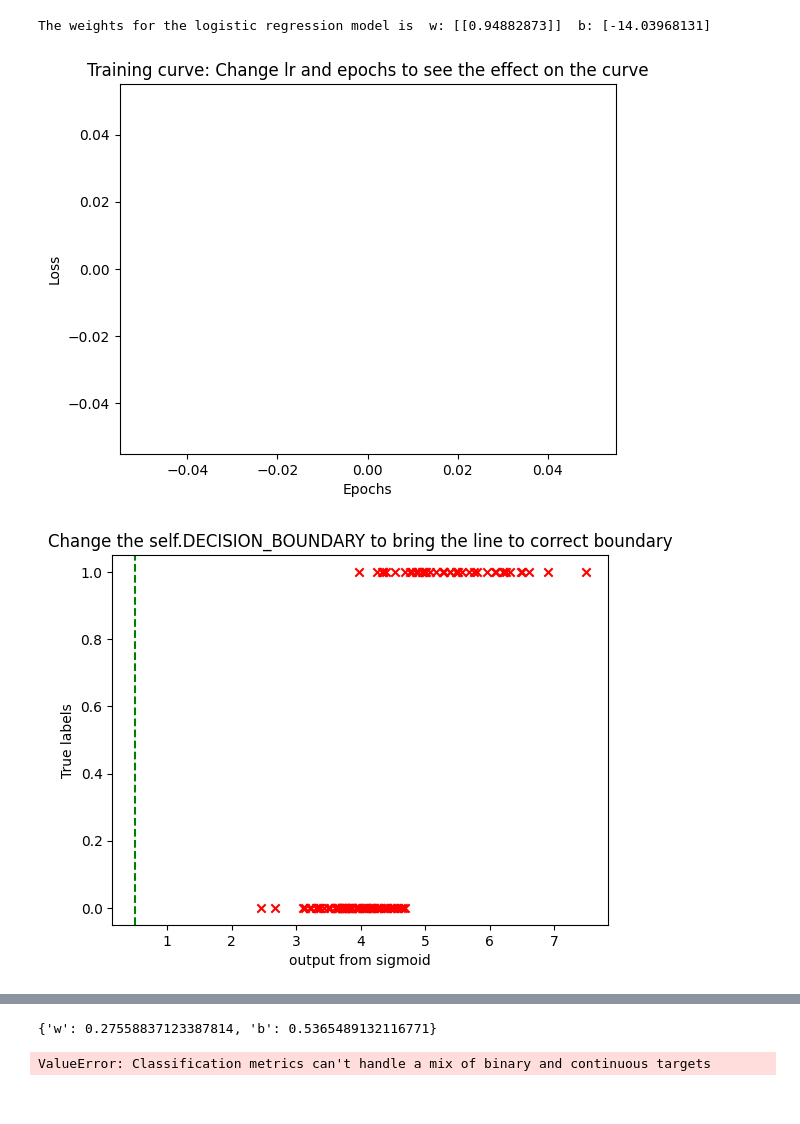
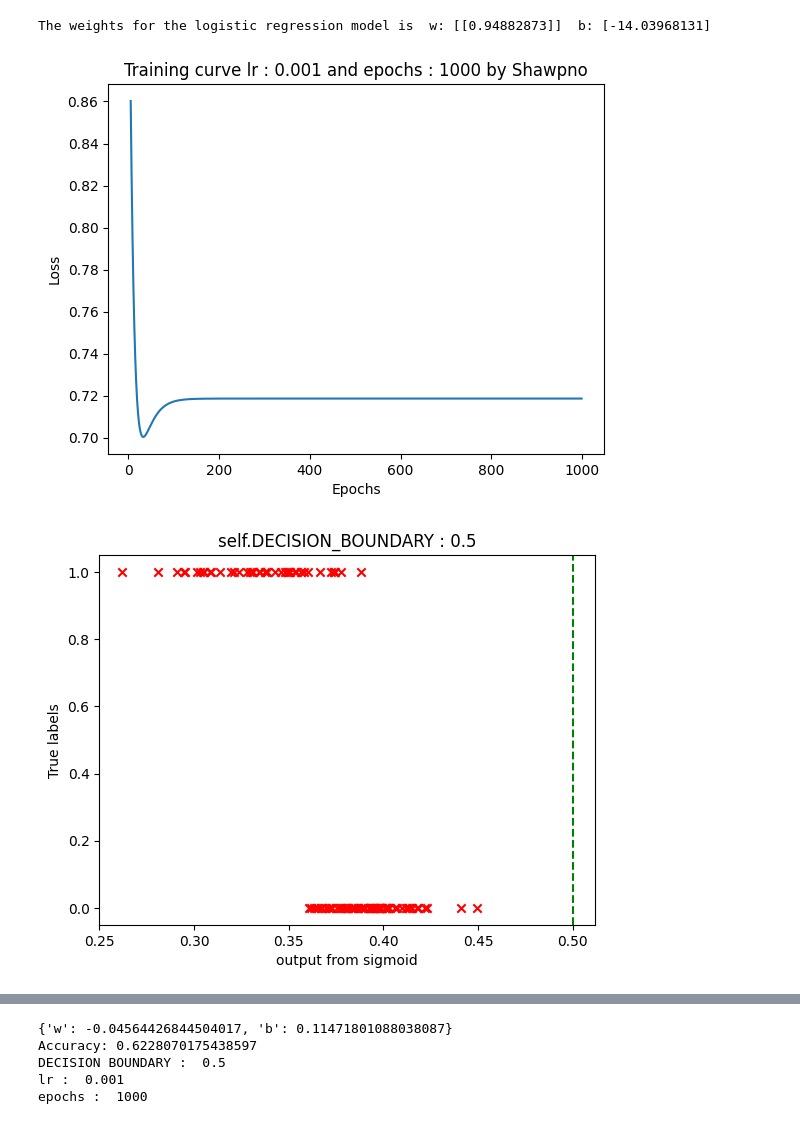
Before and after one commit to swapnashis/Intro_to_AI-BKIAC, a Jupyter notebook: Assingment-2A/Assignment-02A-logistic-regression.ipynb, the cells around one changed output, grey strips where cells are left out. Drawn from its saved outputs; the diff is of its cells as text; code cells hidden in the pictures.

```diff
--- a/Assingment-2A/Assignment-02A-logistic-regression.ipynb
+++ b/Assingment-2A/Assignment-02A-logistic-regression.ipynb
@@ -140,12 +139,13 @@ import numpy as np
 import matplotlib.pyplot as plt
 
 class MyLogisticRegression:
-    def __init__(self) -> None:
+    def __init__(self, decissionBoundary = 0.5) -> None:
         self.params = {}
         self.params['w'] = np.random.rand()
         self.params['b'] = np.random.rand()
+        self.DECISION_BOUNDARY = decissionBoundary
 
-        self.DECISION_BOUNDARY = 0.5
+        # self.DECISION_BOUNDARY = 0.5
 
     def predict(self, X):
         y_hat = self.forward(X)
@@ -155,8 +155,7 @@ class MyLogisticRegression:
         #     y_hat[i] = 0
         # else:
         #     y_hat[i] = 1
-
-
+        y_hat = np.where(y_hat > self.DECISION_BOUNDARY, 1, 0)
 
         return y_hat
 
@@ -166,6 +165,9 @@ class MyLogisticRegression:
         # y_hat = ?
         # Now flatten the y_hat
         # y_hat = ?
+        y_hat = 1 / (1 + np.exp(- y_hat))
+        y_hat = y_hat.flatten()
+
         return y_hat
 
     def loss(self, y, y_hat):
@@ -174,8 +176,8 @@ class MyLogisticRegression:
     def gradient(self, X, y, y_hat):
         # calculate dw and db;
         # Short hint: the formula is same as linear regression.
-        dw = 0 # change this to the correct value
-        db = 0  # change this to the correct value. Refer to the notes section 5.6.1
+        dw = np.mean((y_hat - y) * X) # change this to the correct value
+        db = np.mean(y_hat - y)  # change this to the correct value. Refer to the notes section 5.6.1
         grads = {
             'dw': dw,
             'db': db
@@ -186,7 +188,10 @@ class MyLogisticRegression:
     def fit(self, X, y, epochs=1000, lr=0.01, verbose=True):
         self.stats = {
             'epoch': [],
-            'loss': []
+            'loss': [],
+            'epochs': epochs,
+            'lr' : lr,
+            'Decission Boundary' : self.DECISION_BOUNDARY
         }
         for epoch in range(epochs):
             # what will y_hat be?
@@ -195,10 +200,10 @@ class MyLogisticRegression:
             y_hat = self.forward(X)
 
             # fill up the parts like Linear Regression
-            # grads = ?
+            grads = self.gradient(X, y, y_hat)
 
-            #  self.params['w'] = ?
-            # self.params['b'] = ?
+            self.params['w'] = self.params['w'] - lr * grads['dw']
+            self.params['b'] = self.params['b'] - lr * grads['db']
 
 
 
@@ -212,35 +217,38 @@ class MyLogisticRegression:
         plt.plot(self.stats['epoch'][5:], self.stats['loss'][5:])
         plt.xlabel('Epochs')
         plt.ylabel('Loss')
-        plt.title('Training curve: Change lr and epochs to see the effect on the curve')
+        plt.title(f'Training curve lr : {self.stats['lr']} and epochs : {self.stats['epochs']} by Shawpno')
         plt.show()
 
     def plot_decision_boundary(self, X, y):
         # the function helps to plot the decision boundary
         plt.scatter(self.forward(X), y, color='r', marker='x')
         plt.axvline(x=self.DECISION_BOUNDARY, color='g', linestyle='--')
         plt.xlabel('output from sigmoid')
         plt.ylabel('True labels')
-        plt.title('Change the self.DECISION_BOUNDARY to bring the line to correct boundary')
+        plt.title(f'self.DECISION_BOUNDARY : {self.stats['Decission Boundary']}')
         plt.show()
 
 
 my_model = MyLogisticRegression()
 my_model.fit(X_train, y_train, epochs=1000, lr=0.001, verbose=False)
 my_model.plot_training_curve()
 my_model.plot_decision_boundary(X_test, y_test)
 
 plt.scatter(X_test, y_test, color='b', marker='o', label='Ground Thruth')
 plt.scatter(X_test, my_model.predict(X_test), color='r', marker='x', label='Predicted')
 plt.xlabel('radius_mean')
 plt.ylabel('diagnosis')
 plt.title('Ground Truth vs Predicted')
 plt.legend()
 plt.show()
 
 print(my_model.params)
 from sklearn.metrics import accuracy_score
 print("Accuracy:", accuracy_score(y_test, my_model.predict(X_test)))
+print('DECISION BOUNDARY : ', my_model.DECISION_BOUNDARY )
+print('lr : ',my_model.stats['lr'])
+print('epochs : ',my_model.stats['epochs'])
 # %% [output]
-[figure, old version]
+[figure, new version]
-[figure, old version]
+[figure, new version]
@@ -248,2 +256,5 @@ print("Accuracy:", accuracy_score(y_test, my_model.predict(X_test)))
-{'w': 0.27558837123387814, 'b': 0.5365489132116771}
+{'w': -0.04564426844504017, 'b': 0.11471801088038087}
+Accuracy: 0.6228070175438597
+DECISION BOUNDARY :  0.5
+lr :  0.001
+epochs :  1000
-ValueError: Classification metrics can't handle a mix of binary and continuous targets
```
Also changed, not shown: parts of 10 cells of this notebook, 3 other files.
